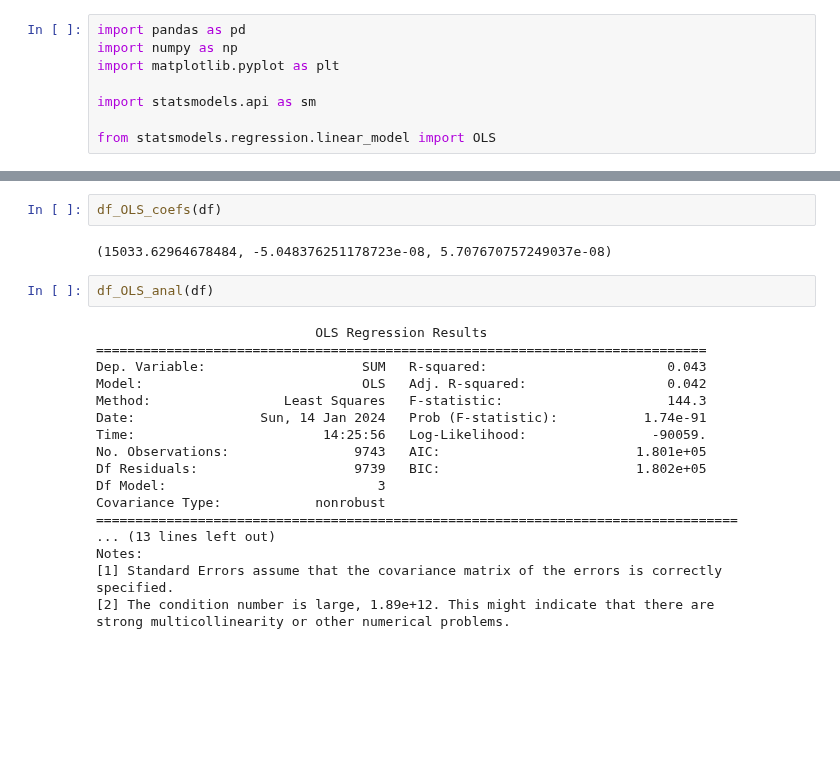
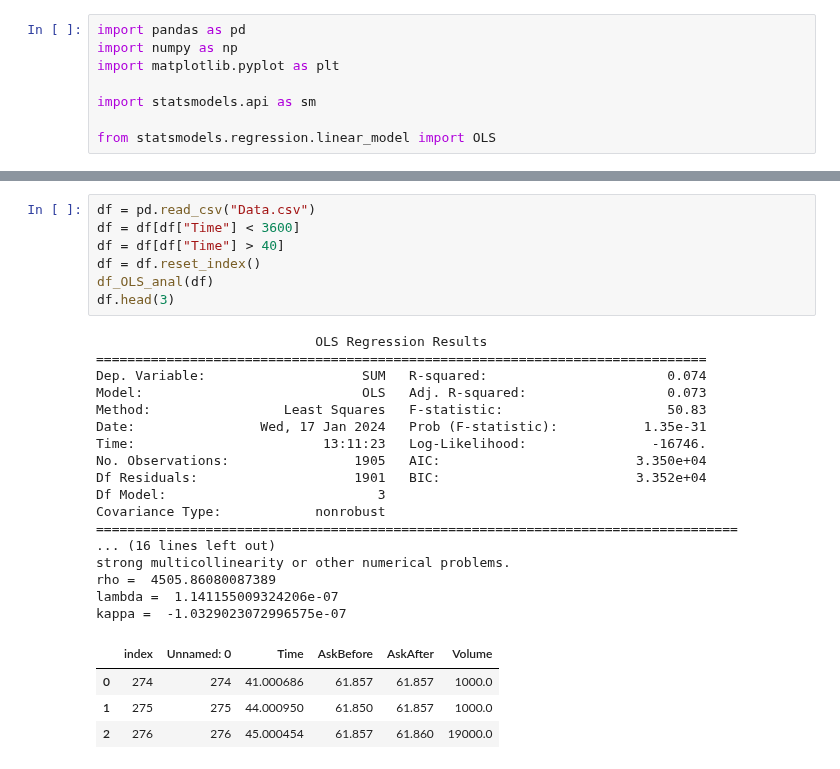
Before and after one commit to VsevolodZaostrovsky/OWModel, a Jupyter notebook: New data/coefs anal/OWcoefs.ipynb, the cells around one changed output, grey strips where cells are left out. Drawn from its saved outputs; the diff is of its cells as text; blank space fills up the shorter version.

```diff
--- a/New data/coefs anal/OWcoefs.ipynb
+++ b/New data/coefs anal/OWcoefs.ipynb
@@ -91,24 +76,29 @@ def df_OLS_coefs(df: pd.DataFrame):
-# %%
-df_OLS_coefs(df)
-# %% [output]
-(15033.62964678484, -5.048376251178723e-08, 5.707670757249037e-08)
-# %%
-df_OLS_anal(df)
-# %% [output]
-                            OLS Regression Results
-==============================================================================
-Dep. Variable:                    SUM   R-squared:                       0.043
-Model:                            OLS   Adj. R-squared:                  0.042
-Method:                 Least Squares   F-statistic:                     144.3
-Date:                Sun, 14 Jan 2024   Prob (F-statistic):           1.74e-91
-Time:                        14:25:56   Log-Likelihood:                -90059.
-No. Observations:                9743   AIC:                         1.801e+05
-Df Residuals:                    9739   BIC:                         1.802e+05
-Df Model:                           3
-Covariance Type:            nonrobust
-==================================================================================
-... (13 lines left out)
-Notes:
-[1] Standard Errors assume that the covariance matrix of the errors is correctly specified.
-[2] The condition number is large, 1.89e+12. This might indicate that there are
-strong multicollinearity or other numerical problems.
+# %%
+df = pd.read_csv("Data.csv")
+df = df[df["Time"] < 3600]
+df = df[df["Time"] > 40]
+df = df.reset_index()
+df_OLS_anal(df)
+df.head(3)
+# %% [output]
+                            OLS Regression Results
+==============================================================================
+Dep. Variable:                    SUM   R-squared:                       0.074
+Model:                            OLS   Adj. R-squared:                  0.073
+Method:                 Least Squares   F-statistic:                     50.83
+Date:                Wed, 17 Jan 2024   Prob (F-statistic):           1.35e-31
+Time:                        13:11:23   Log-Likelihood:                -16746.
+No. Observations:                1905   AIC:                         3.350e+04
+Df Residuals:                    1901   BIC:                         3.352e+04
+Df Model:                           3
+Covariance Type:            nonrobust
+==================================================================================
+... (16 lines left out)
+strong multicollinearity or other numerical problems.
+rho =  4505.86080087389
+lambda =  1.141155009324206e-07
+kappa =  -1.0329023072996575e-07
+|  | index | Unnamed: 0 | Time | AskBefore | AskAfter | Volume |
+| 0 | 274 | 274 | 41.000686 | 61.857 | 61.857 | 1000.0 |
+| 1 | 275 | 275 | 44.000950 | 61.850 | 61.857 | 1000.0 |
+| 2 | 276 | 276 | 45.000454 | 61.857 | 61.860 | 19000.0 |
```
Also changed, not shown: parts of 8 cells of this notebook, 8 other files.
